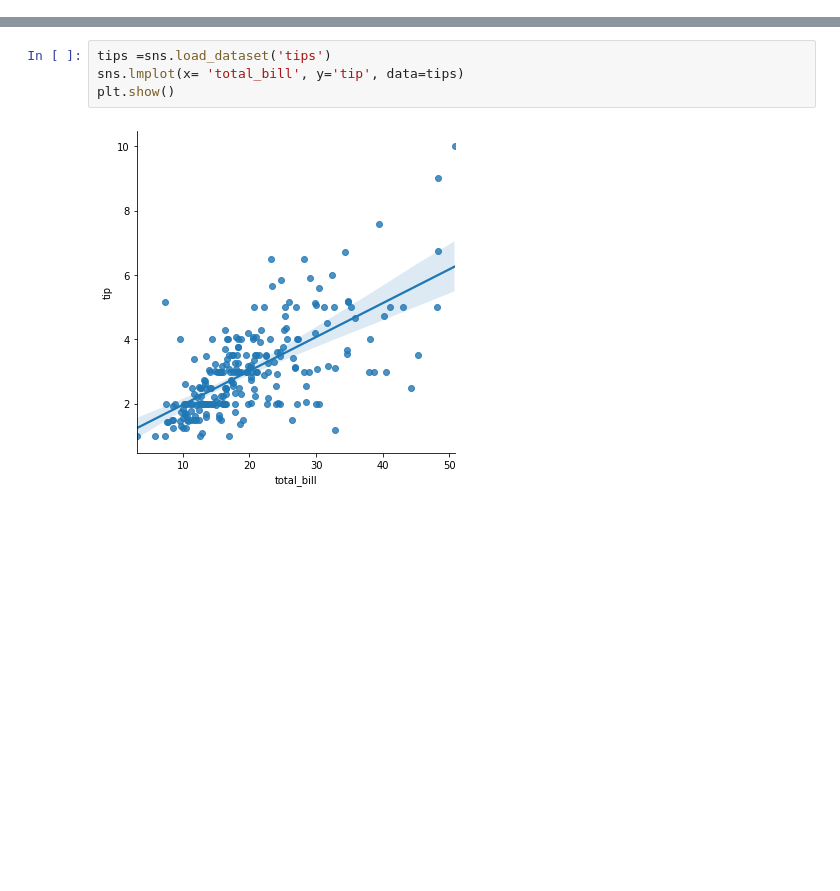
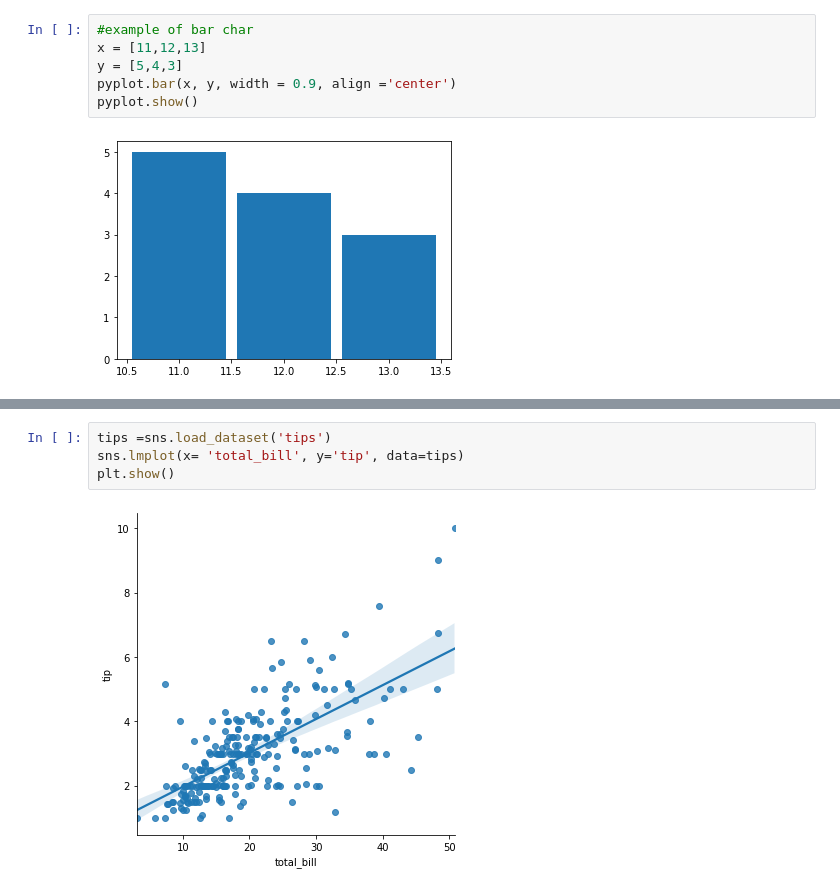
Before and after one commit to sush2004/Python, a Jupyter notebook: Visualisation.ipynb, the cells around one changed output, grey strips where cells are left out. Cells and saved outputs as stored; diff of their text form; blank space fills up the shorter version.

```diff
--- a/Visualisation.ipynb
+++ b/Visualisation.ipynb
@@ -6,0 +23,8 @@ import seaborn as sns
+# %%
+#example of bar char
+x = [11,12,13]
+y = [5,4,3]
+pyplot.bar(x, y, width = 0.9, align ='center')
+pyplot.show()
+# %% [output]
+[figure, added]
```
Also changed, not shown: parts of 5 cells of this notebook.
